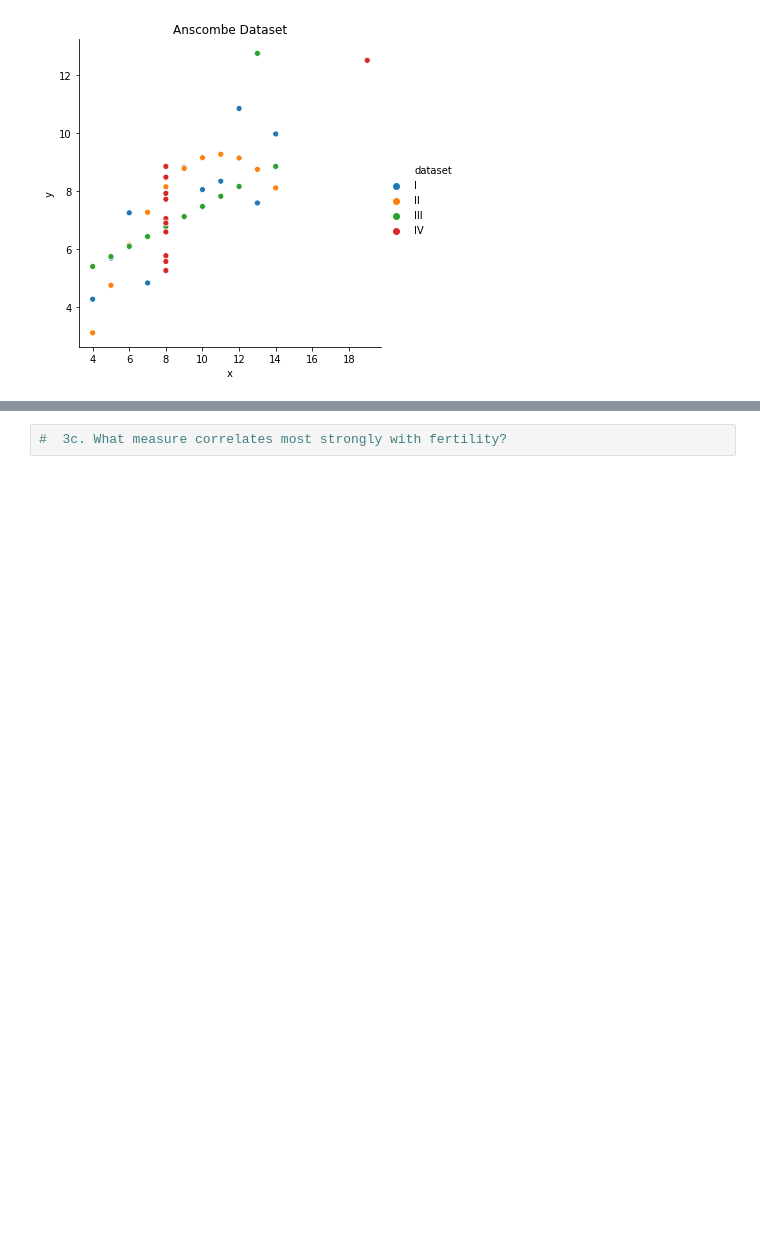
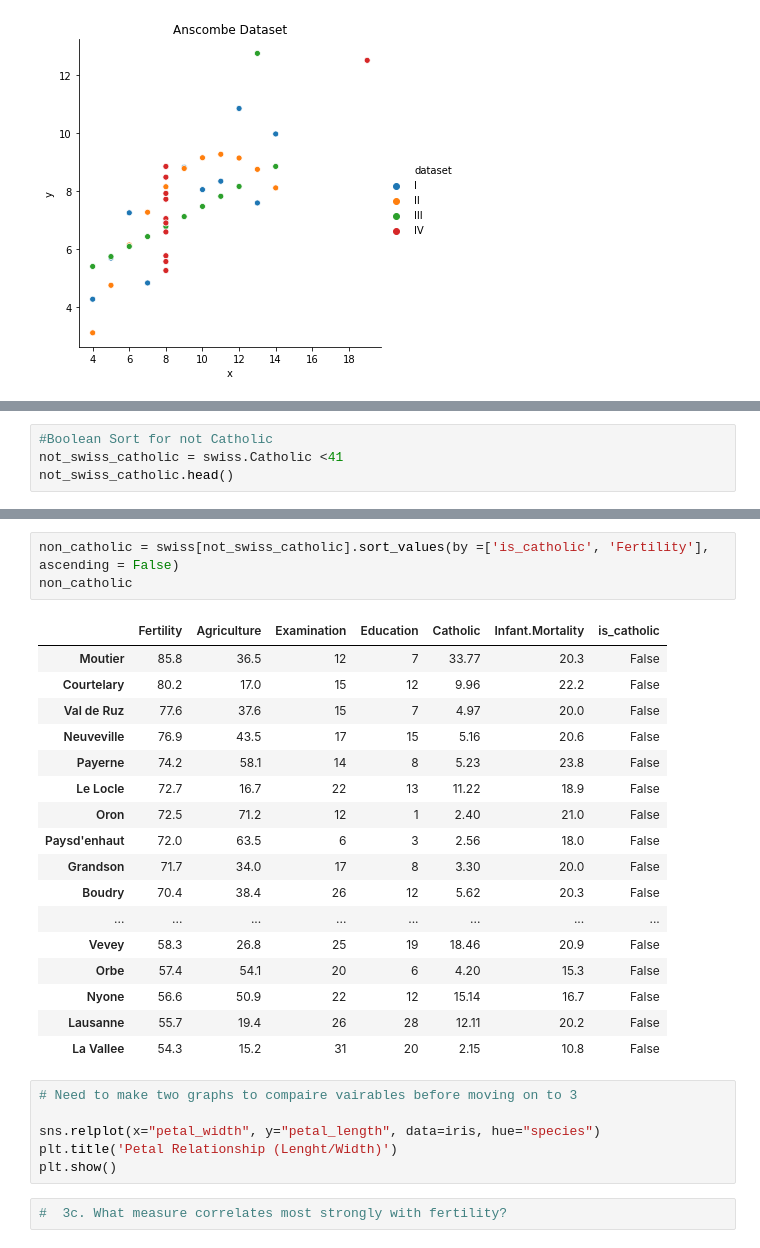
Before and after one commit to CSolitaire/numpy-pandas-visualization-exercises, a Jupyter notebook: seaborn_exercises.ipynb, the cells around one changed output, grey strips where cells are left out. Saved outputs shown, nothing was run; the diff lists cells and outputs as text; blank space fills up the shorter version.

```diff
--- a/seaborn_exercises.ipynb
+++ b/seaborn_exercises.ipynb
@@ -155,0 +283,4 @@ plt.show()
+# %%
+#Boolean Sort for not Catholic
+not_swiss_catholic = swiss.Catholic <41
+not_swiss_catholic.head()
@@ -158,3 +330,30 @@ plt.show()
+# %%
+non_catholic = swiss[not_swiss_catholic].sort_values(by =['is_catholic', 'Fertility'], ascending = False)
+non_catholic
+# %% [output]
+|  | Fertility | Agriculture | Examination | Education | Catholic | Infant.Mortality | is_catholic |
+| Moutier | 85.8 | 36.5 | 12 | 7 | 33.77 | 20.3 | False |
+| Courtelary | 80.2 | 17.0 | 15 | 12 | 9.96 | 22.2 | False |
+| Val de Ruz | 77.6 | 37.6 | 15 | 7 | 4.97 | 20.0 | False |
+| Neuveville | 76.9 | 43.5 | 17 | 15 | 5.16 | 20.6 | False |
+| Payerne | 74.2 | 58.1 | 14 | 8 | 5.23 | 23.8 | False |
+| Le Locle | 72.7 | 16.7 | 22 | 13 | 11.22 | 18.9 | False |
+| Oron | 72.5 | 71.2 | 12 | 1 | 2.40 | 21.0 | False |
+| Paysd'enhaut | 72.0 | 63.5 | 6 | 3 | 2.56 | 18.0 | False |
+| Grandson | 71.7 | 34.0 | 17 | 8 | 3.30 | 20.0 | False |
+| Boudry | 70.4 | 38.4 | 26 | 12 | 5.62 | 20.3 | False |
+| ... | ... | ... | ... | ... | ... | ... | ... |
+| Vevey | 58.3 | 26.8 | 25 | 19 | 18.46 | 20.9 | False |
+| Orbe | 57.4 | 54.1 | 20 | 6 | 4.20 | 15.3 | False |
+| Nyone | 56.6 | 50.9 | 22 | 12 | 15.14 | 16.7 | False |
+| Lausanne | 55.7 | 19.4 | 26 | 28 | 12.11 | 20.2 | False |
+| La Vallee | 54.3 | 15.2 | 31 | 20 | 2.15 | 10.8 | False |
+# %%
+# Need to make two graphs to compaire vairables before moving on to 3
+
+sns.relplot(x="petal_width", y="petal_length", data=iris, hue="species")
+plt.title('Petal Relationship (Lenght/Width)')
+plt.show()
 # %%
 #  3c. What measure correlates most strongly with fertility?
 # %%
```
Also changed, not shown: parts of 15 cells of this notebook.
